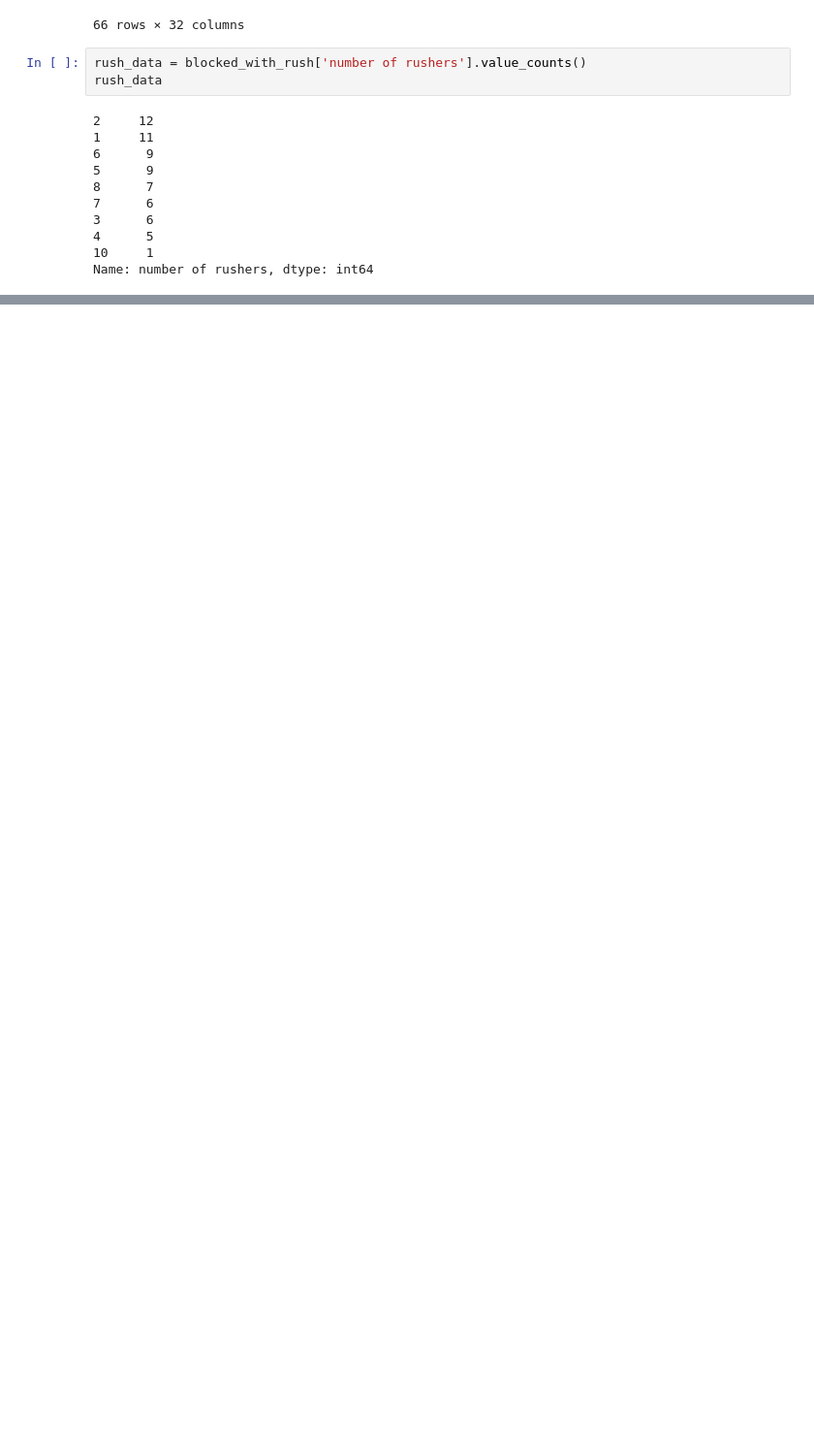
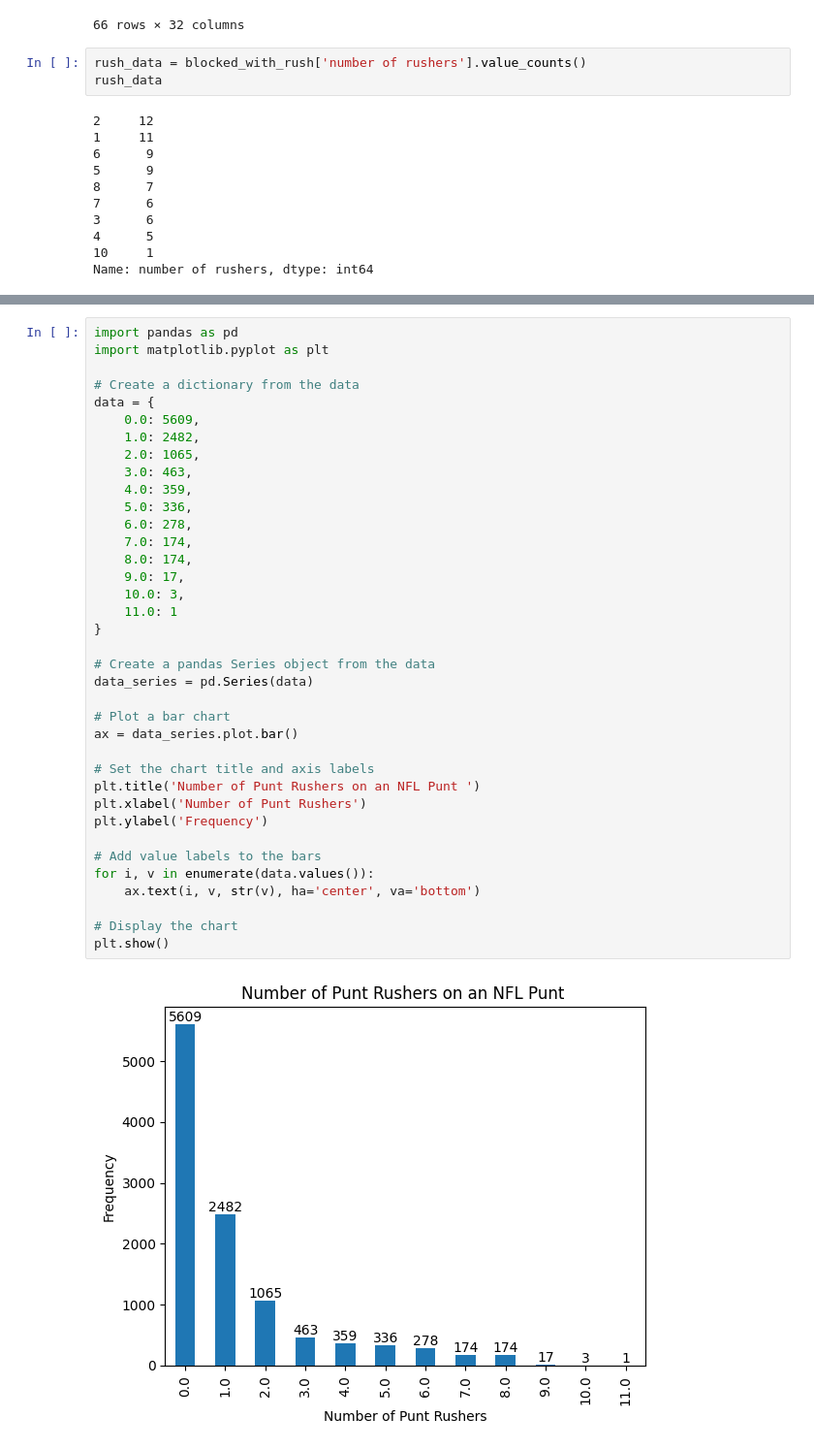
Before and after one commit to nick-smith-87/NFL_Momentum_Research, a Jupyter notebook: Punt research/Counting punt rushers.ipynb, the cells around one changed output, grey strips where cells are left out. Shown at 97% size. Saved outputs shown, nothing was run; the diff lists cells and outputs as text; blank space fills up the shorter version.

```diff
--- a/Punt research/Counting punt rushers.ipynb
+++ b/Punt research/Counting punt rushers.ipynb
@@ -159,0 +167,39 @@ Name: number of rushers, dtype: int64
+# %%
+import pandas as pd
+import matplotlib.pyplot as plt
+
+# Create a dictionary from the data
+data = {
+    0.0: 5609,
+    1.0: 2482,
+    2.0: 1065,
+    3.0: 463,
+    4.0: 359,
+    5.0: 336,
+    6.0: 278,
+    7.0: 174,
+    8.0: 174,
+    9.0: 17,
+    10.0: 3,
+    11.0: 1
+}
+
+# Create a pandas Series object from the data
+data_series = pd.Series(data)
+
+# Plot a bar chart
+ax = data_series.plot.bar()
+
+# Set the chart title and axis labels
+plt.title('Number of Punt Rushers on an NFL Punt ')
+plt.xlabel('Number of Punt Rushers')
+plt.ylabel('Frequency')
+
+# Add value labels to the bars
+for i, v in enumerate(data.values()):
+    ax.text(i, v, str(v), ha='center', va='bottom')
+
+# Display the chart
+plt.show()
+# %% [output]
+[figure, added]
```
Also changed, not shown: parts of 1 cell of this notebook, 6 other files.
